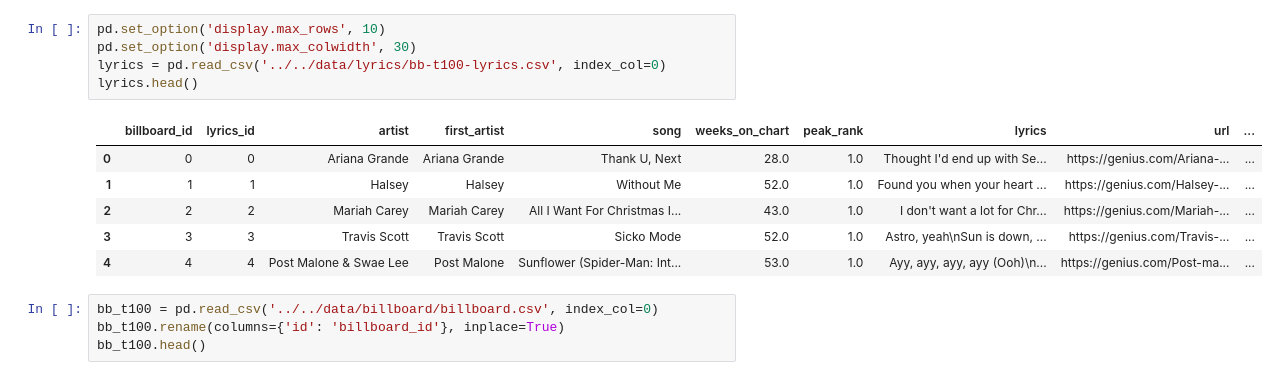
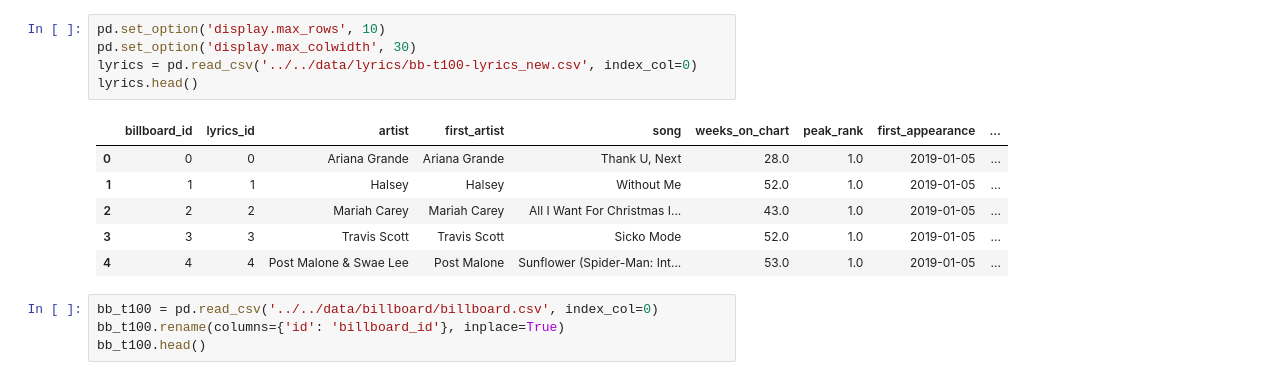
Before and after one commit to FelixSiegfriedRiedel/chart-lyrics-analysis, a Jupyter notebook: src/notebooks/data_selection.ipynb, the cells around one changed output. Drawn from its saved outputs; the diff is of its cells as text.

```diff
--- a/src/notebooks/data_selection.ipynb
+++ b/src/notebooks/data_selection.ipynb
@@ -35,15 +37,15 @@ for dirname, _, filenames in os.walk('../../data/billboard'):
 # %%
 pd.set_option('display.max_rows', 10)
 pd.set_option('display.max_colwidth', 30)
-lyrics = pd.read_csv('../../data/lyrics/bb-t100-lyrics.csv', index_col=0)
+lyrics = pd.read_csv('../../data/lyrics/bb-t100-lyrics_new.csv', index_col=0)
 lyrics.head()
 # %% [output]
-|  | billboard_id | lyrics_id | artist | first_artist | song | weeks_on_chart | peak_rank | lyrics | url | ... |
-| 0 | 0 | 0 | Ariana Grande | Ariana Grande | Thank U, Next | 28.0 | 1.0 | Thought I'd end up with Se... | https://genius.com/Ariana-... | ... |
-| 1 | 1 | 1 | Halsey | Halsey | Without Me | 52.0 | 1.0 | Found you when your heart ... | https://genius.com/Halsey-... | ... |
-| 2 | 2 | 2 | Mariah Carey | Mariah Carey | All I Want For Christmas I... | 43.0 | 1.0 | I don't want a lot for Chr... | https://genius.com/Mariah-... | ... |
-| 3 | 3 | 3 | Travis Scott | Travis Scott | Sicko Mode | 52.0 | 1.0 | Astro, yeah\nSun is down, ... | https://genius.com/Travis-... | ... |
-| 4 | 4 | 4 | Post Malone & Swae Lee | Post Malone | Sunflower (Spider-Man: Int... | 53.0 | 1.0 | Ayy, ayy, ayy, ayy (Ooh)\n... | https://genius.com/Post-ma... | ... |
+|  | billboard_id | lyrics_id | artist | first_artist | song | weeks_on_chart | peak_rank | first_appearance | ... |
+| 0 | 0 | 0 | Ariana Grande | Ariana Grande | Thank U, Next | 28.0 | 1.0 | 2019-01-05 | ... |
+| 1 | 1 | 1 | Halsey | Halsey | Without Me | 52.0 | 1.0 | 2019-01-05 | ... |
+| 2 | 2 | 2 | Mariah Carey | Mariah Carey | All I Want For Christmas I... | 43.0 | 1.0 | 2019-01-05 | ... |
+| 3 | 3 | 3 | Travis Scott | Travis Scott | Sicko Mode | 52.0 | 1.0 | 2019-01-05 | ... |
+| 4 | 4 | 4 | Post Malone & Swae Lee | Post Malone | Sunflower (Spider-Man: Int... | 53.0 | 1.0 | 2019-01-05 | ... |
 # %%
 bb_t100 = pd.read_csv('../../data/billboard/billboard.csv', index_col=0)
 bb_t100.rename(columns={'id': 'billboard_id'}, inplace=True)
```
Also changed, not shown: parts of 5 cells of this notebook, 7 other files.
